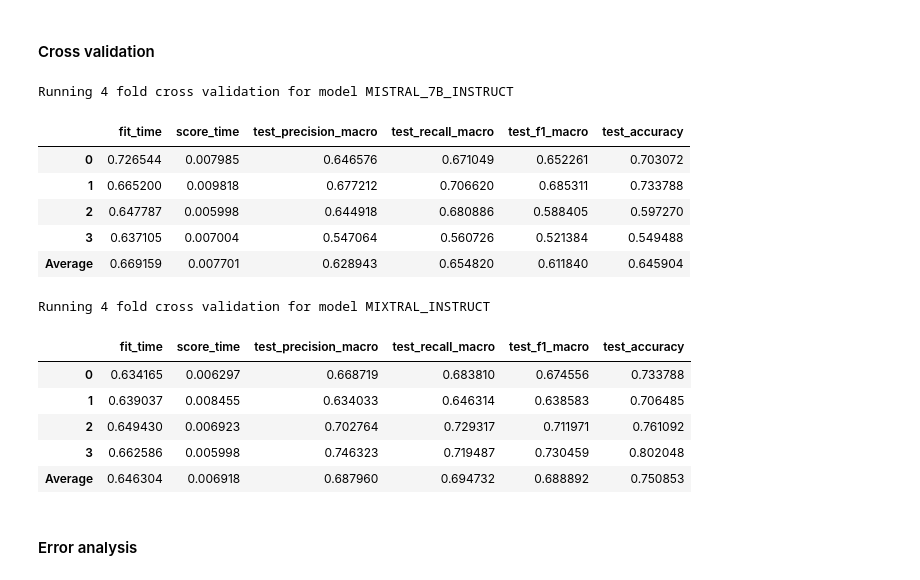
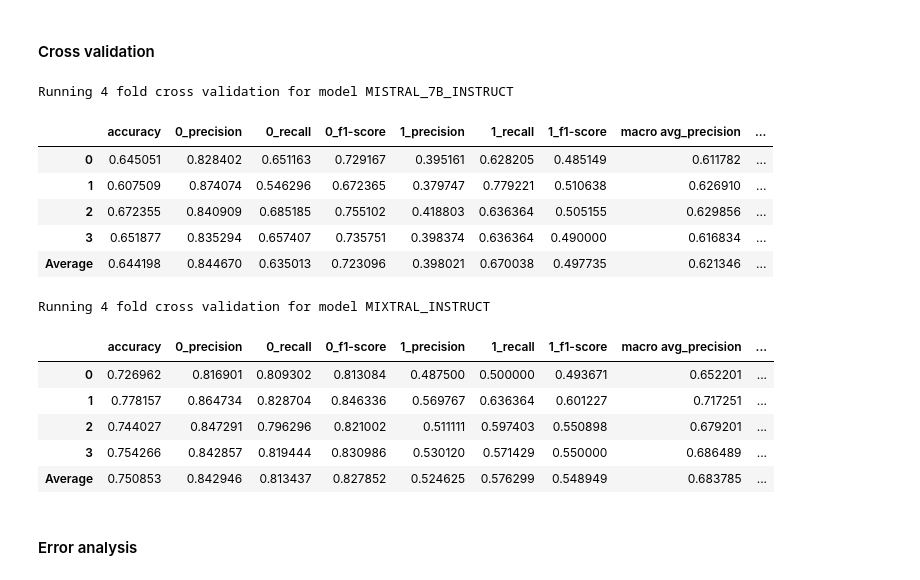
Before and after one commit to matsbratvold/Checkworthiness-Detection-with-Open-Source-LLMs, a Jupyter notebook: src/llm.ipynb, the cells around one changed output. Cells and saved outputs as stored; diff of their text form; code cells hidden in the pictures.

Commit message:
Running zero shot cross validation on same datasets as LORA

```diff
--- a/src/llm.ipynb
+++ b/src/llm.ipynb
@@ -44,7 +45,7 @@ data = load_claimbuster_dataset(
 texts = data["Text"]
 if use_contextual is False:
     prompts = [f"{instruction} '''{text}'''" for text in texts]
-    zeroshot_output = f"../results/ClaimBuster/{model_id.name}/zeroshot1.csv"
+    zeroshot_output = f"../results/ClaimBuster/{model_id.name}/zeroshot/zeroshot1.csv"
     os.makedirs(os.path.dirname(zeroshot_output), exist_ok=True)
 else:
     contexts = data["previous_sentences"].tolist()
@@ -108,11 +109,17 @@ NameError: name 'pipe' is not defined
 #### Cross validation
 # %%
 %autoreload
-# Print the number of empty scores
+
+crossval_folder = "../data/ClaimBuster_Datasets/crossval"
 for model_id in HuggingFaceModel:
     print(f"Running 4 fold cross validation for model {model_id.name}")
-    dataset_path = f"../results/ClaimBuster/{model_id.name}/zeroshot1.csv"
+    dataset_path = f"../results/ClaimBuster/{model_id.name}/zeroshot/zeroshot1.csv"
     dataset_with_scores = pd.read_csv(dataset_path, index_col=0)
-    display(run_llm_cross_validation(dataset_with_scores))
+    save_folder = f"../results/ClaimBuster/{model_id.name}/zeroshot"
+    result = run_llm_cross_validation(
+        data=dataset_with_scores, crossval_folder=crossval_folder, save_folder=save_folder
+    )
+
+    display(result)
 # %% [output]
 Running 4 fold cross validation for model MISTRAL_7B_INSTRUCT
@@ -251,26 +246,34 @@ dataset_with_scores.to_csv(zeroshot_output, index=True)
 #### Cross validation
 # %%
 %autoreload
+crossval_folder = "../data/CheckThat2021Task1a/crossval"
 for model_id in HuggingFaceModel:
     print(f"Running 4 fold cross validation for model {model_id.name}")
     dataset_path = f"../results/CheckThat/{model_id.name}/zeroshot/zeroshot1.csv"
     dataset_with_scores = pd.read_csv(dataset_path, index_col=0)
-    display(run_llm_cross_validation(dataset_with_scores, label_column="check_worthiness"))
+    save_folder = f"../results/CheckThat/{model_id.name}/zeroshot"
+    result = run_llm_cross_validation(
+        data=dataset_with_scores,
+        label_column="check_worthiness",
+        crossval_folder=crossval_folder,
+        save_folder=save_folder,
+    )
+    display(result)
 # %% [output]
 Running 4 fold cross validation for model MISTRAL_7B_INSTRUCT
-|  | fit_time | score_time | test_precision_macro | test_recall_macro | test_f1_macro | test_accuracy |
-| 0 | 0.726544 | 0.007985 | 0.646576 | 0.671049 | 0.652261 | 0.703072 |
-| 1 | 0.665200 | 0.009818 | 0.677212 | 0.706620 | 0.685311 | 0.733788 |
-| 2 | 0.647787 | 0.005998 | 0.644918 | 0.680886 | 0.588405 | 0.597270 |
-| 3 | 0.637105 | 0.007004 | 0.547064 | 0.560726 | 0.521384 | 0.549488 |
-| Average | 0.669159 | 0.007701 | 0.628943 | 0.654820 | 0.611840 | 0.645904 |
+|  | accuracy | 0_precision | 0_recall | 0_f1-score | 1_precision | 1_recall | 1_f1-score | macro avg_precision | ... |
+| 0 | 0.645051 | 0.828402 | 0.651163 | 0.729167 | 0.395161 | 0.628205 | 0.485149 | 0.611782 | ... |
+| 1 | 0.607509 | 0.874074 | 0.546296 | 0.672365 | 0.379747 | 0.779221 | 0.510638 | 0.626910 | ... |
+| 2 | 0.672355 | 0.840909 | 0.685185 | 0.755102 | 0.418803 | 0.636364 | 0.505155 | 0.629856 | ... |
+| 3 | 0.651877 | 0.835294 | 0.657407 | 0.735751 | 0.398374 | 0.636364 | 0.490000 | 0.616834 | ... |
+| Average | 0.644198 | 0.844670 | 0.635013 | 0.723096 | 0.398021 | 0.670038 | 0.497735 | 0.621346 | ... |
 Running 4 fold cross validation for model MIXTRAL_INSTRUCT
-|  | fit_time | score_time | test_precision_macro | test_recall_macro | test_f1_macro | test_accuracy |
-| 0 | 0.634165 | 0.006297 | 0.668719 | 0.683810 | 0.674556 | 0.733788 |
-| 1 | 0.639037 | 0.008455 | 0.634033 | 0.646314 | 0.638583 | 0.706485 |
-| 2 | 0.649430 | 0.006923 | 0.702764 | 0.729317 | 0.711971 | 0.761092 |
-| 3 | 0.662586 | 0.005998 | 0.746323 | 0.719487 | 0.730459 | 0.802048 |
-| Average | 0.646304 | 0.006918 | 0.687960 | 0.694732 | 0.688892 | 0.750853 |
+|  | accuracy | 0_precision | 0_recall | 0_f1-score | 1_precision | 1_recall | 1_f1-score | macro avg_precision | ... |
+| 0 | 0.726962 | 0.816901 | 0.809302 | 0.813084 | 0.487500 | 0.500000 | 0.493671 | 0.652201 | ... |
+| 1 | 0.778157 | 0.864734 | 0.828704 | 0.846336 | 0.569767 | 0.636364 | 0.601227 | 0.717251 | ... |
+| 2 | 0.744027 | 0.847291 | 0.796296 | 0.821002 | 0.511111 | 0.597403 | 0.550898 | 0.679201 | ... |
+| 3 | 0.754266 | 0.842857 | 0.819444 | 0.830986 | 0.530120 | 0.571429 | 0.550000 | 0.686489 | ... |
+| Average | 0.750853 | 0.842946 | 0.813437 | 0.827852 | 0.524625 | 0.576299 | 0.548949 | 0.683785 | ... |
 # %% [markdown]
 #### Error analysis
 # %%
```
Also changed, not shown: parts of 9 cells of this notebook, 26 other files.
